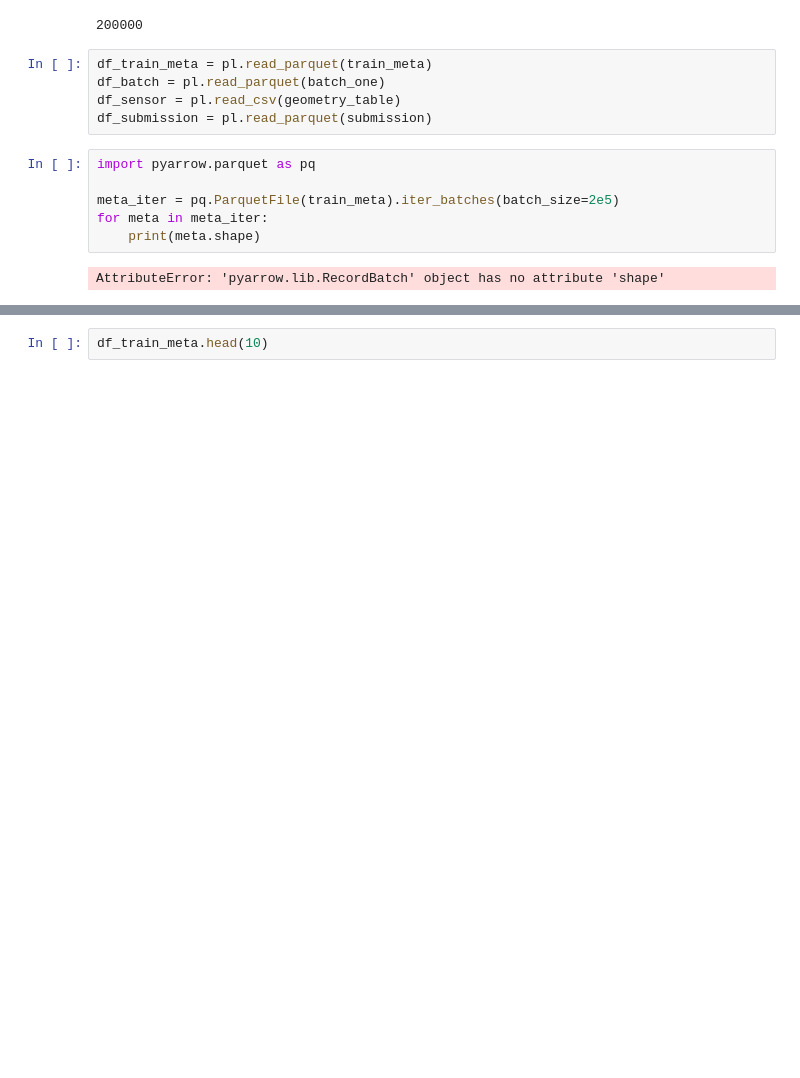
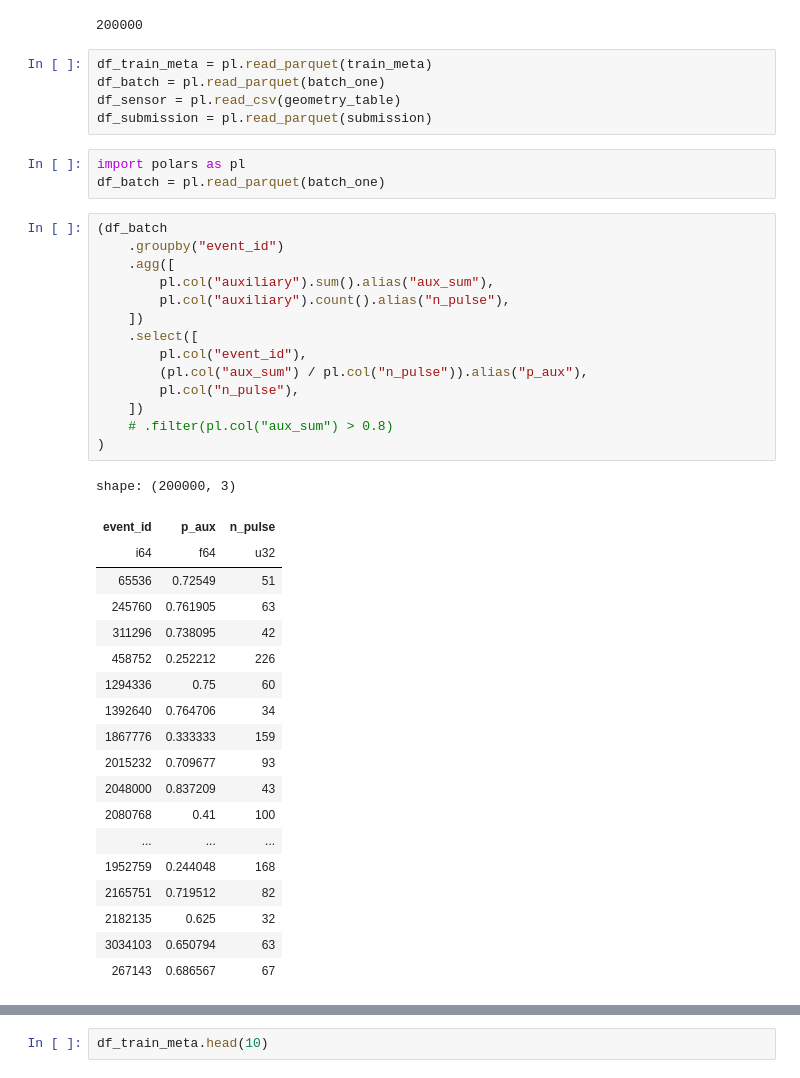
Before and after one commit to edenni/icecube, a Jupyter notebook: notebook/eda/overview.ipynb, the cells around one changed output, grey strips where cells are left out. Saved outputs shown, nothing was run; the diff lists cells and outputs as text; blank space fills up the shorter version.

```diff
--- a/notebook/eda/overview.ipynb
+++ b/notebook/eda/overview.ipynb
@@ -35,11 +35,40 @@ df_train_meta = pl.read_parquet(train_meta)
 df_batch = pl.read_parquet(batch_one)
 df_sensor = pl.read_csv(geometry_table)
 df_submission = pl.read_parquet(submission)
-# %%
-import pyarrow.parquet as pq
-
-meta_iter = pq.ParquetFile(train_meta).iter_batches(batch_size=2e5)
-for meta in meta_iter:
-    print(meta.shape)
-# %% [output]
-AttributeError: 'pyarrow.lib.RecordBatch' object has no attribute 'shape'
+# %%
+import polars as pl
+df_batch = pl.read_parquet(batch_one)
+# %%
+(df_batch
+    .groupby("event_id")
+    .agg([
+        pl.col("auxiliary").sum().alias("aux_sum"),
+        pl.col("auxiliary").count().alias("n_pulse"),
+    ])
+    .select([
+        pl.col("event_id"),
+        (pl.col("aux_sum") / pl.col("n_pulse")).alias("p_aux"),
+        pl.col("n_pulse"),
+    ])
+    # .filter(pl.col("aux_sum") > 0.8)
+)
+# %% [output]
+shape: (200000, 3)
+| event_id | p_aux | n_pulse |
+| i64 | f64 | u32 |
+| 65536 | 0.72549 | 51 |
+| 245760 | 0.761905 | 63 |
+| 311296 | 0.738095 | 42 |
+| 458752 | 0.252212 | 226 |
+| 1294336 | 0.75 | 60 |
+| 1392640 | 0.764706 | 34 |
+| 1867776 | 0.333333 | 159 |
+| 2015232 | 0.709677 | 93 |
+| 2048000 | 0.837209 | 43 |
+| 2080768 | 0.41 | 100 |
+| ... | ... | ... |
+| 1952759 | 0.244048 | 168 |
+| 2165751 | 0.719512 | 82 |
+| 2182135 | 0.625 | 32 |
+| 3034103 | 0.650794 | 63 |
+| 267143 | 0.686567 | 67 |
```
Also changed, not shown: parts of 2 cells of this notebook, 14 other files.
